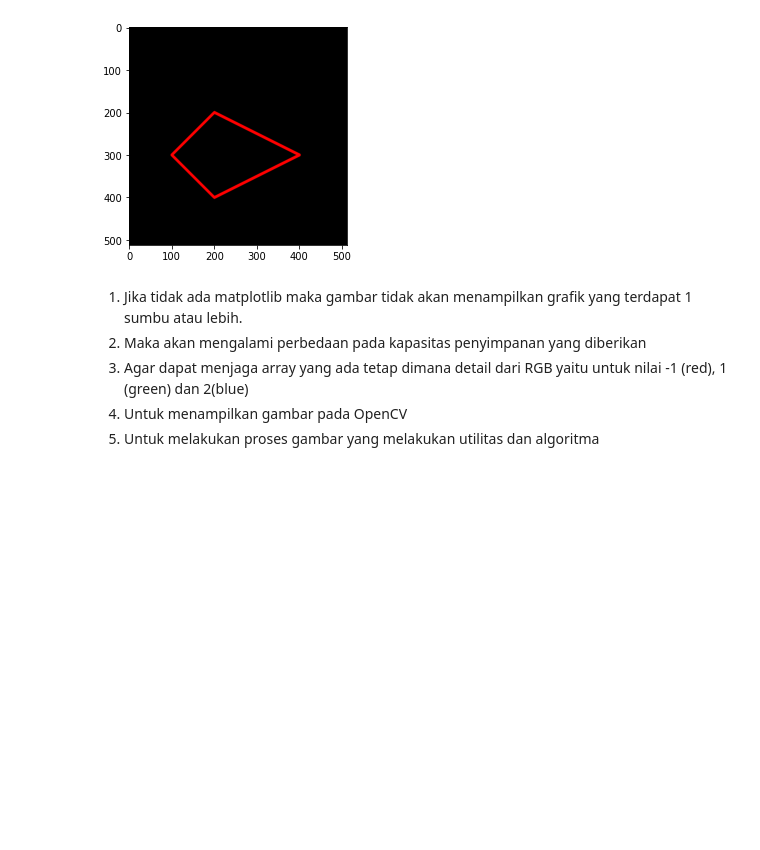
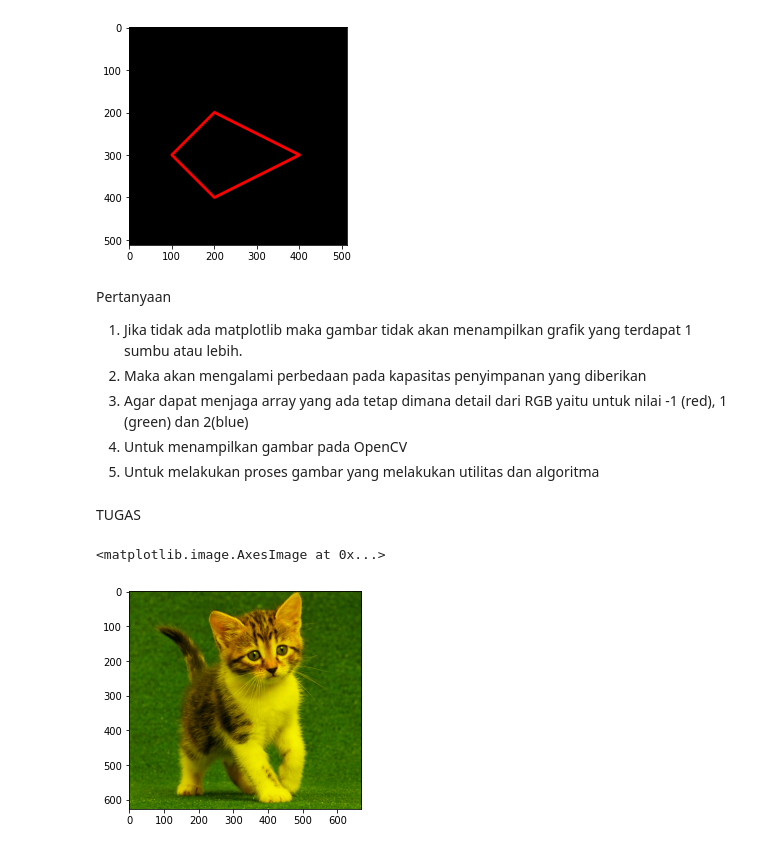
Before and after one commit to dhikaainul/PCVK_Ganjil_2022, a Jupyter notebook: jobsheet2.ipynb, the cells around one changed output. Cells and saved outputs as stored; diff of their text form; code cells hidden in the pictures; blank space fills up the shorter version.

```diff
--- a/jobsheet2.ipynb
+++ b/jobsheet2.ipynb
@@ -123,8 +123,24 @@ plt.imshow(black_img2)
 <matplotlib.image.AxesImage at 0x...>
 [figure]
 # %% [markdown]
+Pertanyaan
+
 1.	Jika tidak ada matplotlib maka gambar tidak akan menampilkan grafik yang terdapat 1 sumbu atau lebih.
 2.	Maka akan mengalami perbedaan pada kapasitas penyimpanan yang diberikan
 3.	Agar dapat menjaga array yang ada tetap dimana detail dari RGB yaitu untuk nilai -1 (red), 1 (green) dan 2(blue)
 4.	Untuk menampilkan gambar pada OpenCV
 5.	Untuk melakukan proses gambar yang melakukan utilitas dan algoritma
+# %% [markdown]
+TUGAS
+# %%
+#1. Tampilkan image dalam channel Red-Green dan Green-Blue saja!
+# red_green = img.copy()
+# red_green[:,:,2] = 0
+# plt.imshow(red_green)
+img2 = img
+img3 = cv.cvtColor(img, cv.COLOR_BGR2RGB)
+img3[:,:,2] = np.zeros([img3.shape[0], img3.shape[1]])
+plt.imshow(img3)
+# %% [output]
+<matplotlib.image.AxesImage at 0x...>
+[figure, added]
```
Also changed, not shown: parts of 7 cells of this notebook.
